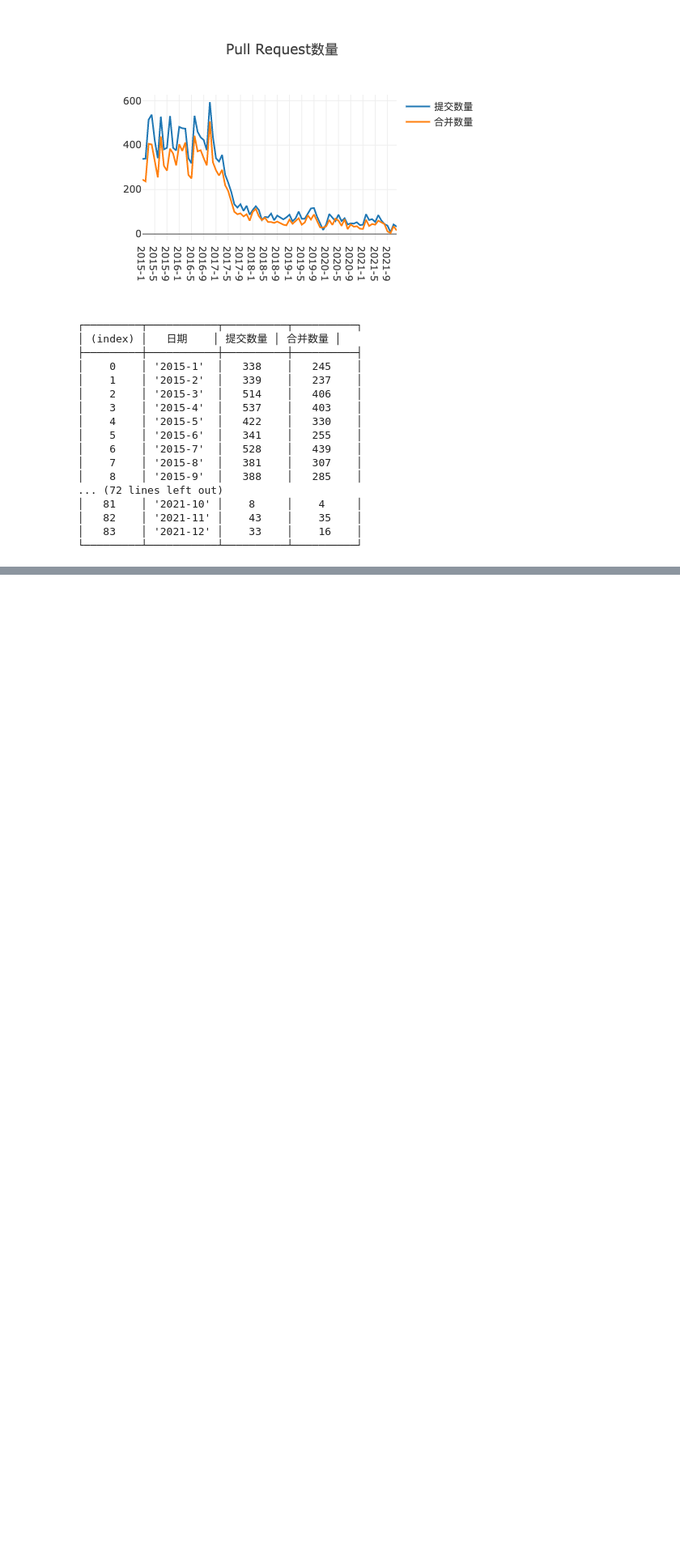
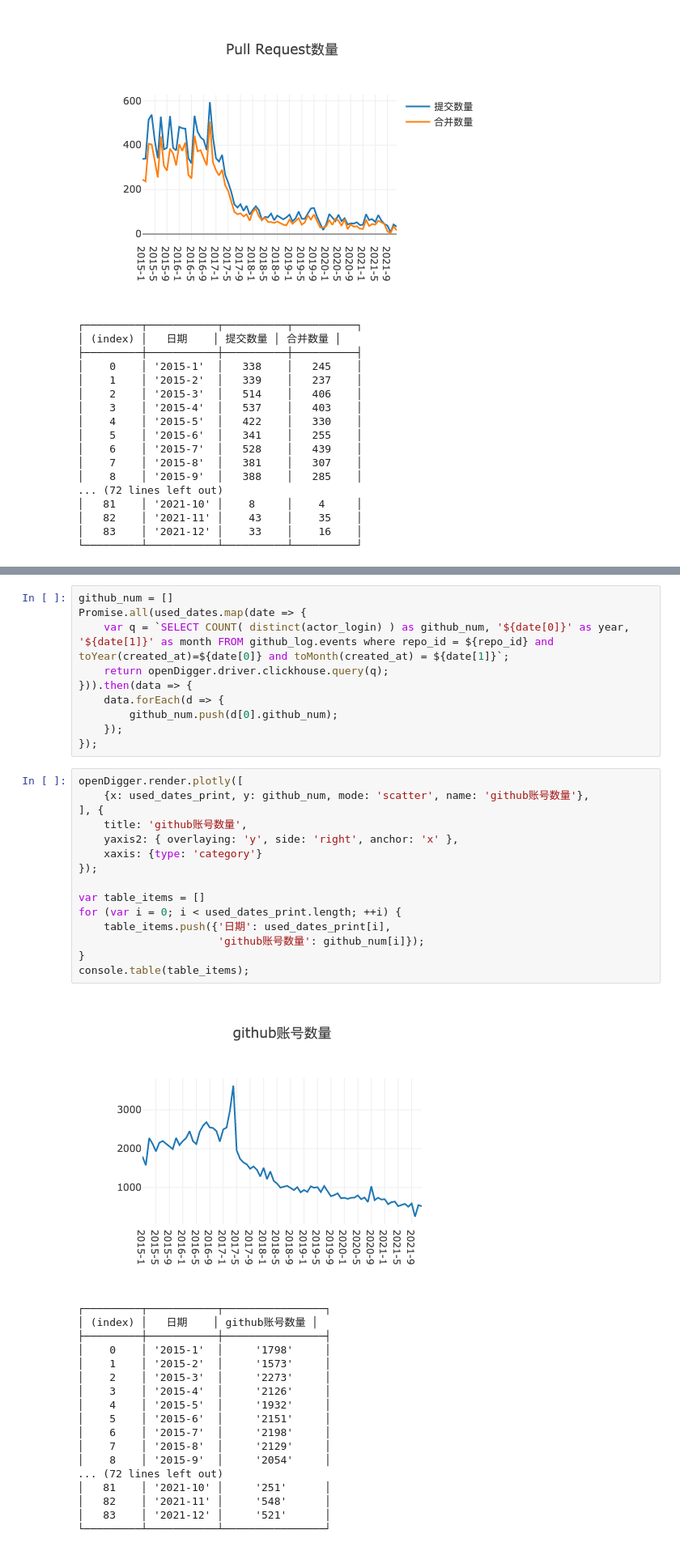
Before and after one commit to X-lab2017/OSSDevGov2022, a Jupyter notebook: 164-moby/task2.ipynb, the cells around one changed output, grey strips where cells are left out. Shown: that part at 81% size. Cells and saved outputs as stored; diff of their text form; blank space fills up the shorter version.

```diff
--- a/164-moby/task2.ipynb
+++ b/164-moby/task2.ipynb
@@ -207,0 +210,44 @@ console.table(table_items);
+# %%
+github_num = []
+Promise.all(used_dates.map(date => {
+    var q = `SELECT COUNT( distinct(actor_login) ) as github_num, '${date[0]}' as year, '${date[1]}' as month FROM github_log.events where repo_id = ${repo_id} and toYear(created_at)=${date[0]} and toMonth(created_at) = ${date[1]}`;
+    return openDigger.driver.clickhouse.query(q);
+})).then(data => {
+    data.forEach(d => {
+        github_num.push(d[0].github_num);
+    });
+});
+# %%
+openDigger.render.plotly([
+    {x: used_dates_print, y: github_num, mode: 'scatter', name: 'github账号数量'},
+], {
+    title: 'github账号数量',
+    yaxis2: { overlaying: 'y', side: 'right', anchor: 'x' },
+    xaxis: {type: 'category'}
+});
+
+var table_items = []
+for (var i = 0; i < used_dates_print.length; ++i) {
+    table_items.push({'日期': used_dates_print[i],
+                      'github账号数量': github_num[i]});
+}
+console.table(table_items);
+# %% [output]
+[figure, added]
+┌─────────┬───────────┬────────────────┐
+│ (index) │   日期    │ github账号数量 │
+├─────────┼───────────┼────────────────┤
+│    0    │ '2015-1'  │     '1798'     │
+│    1    │ '2015-2'  │     '1573'     │
+│    2    │ '2015-3'  │     '2273'     │
+│    3    │ '2015-4'  │     '2126'     │
+│    4    │ '2015-5'  │     '1932'     │
+│    5    │ '2015-6'  │     '2151'     │
+│    6    │ '2015-7'  │     '2198'     │
+│    7    │ '2015-8'  │     '2129'     │
+│    8    │ '2015-9'  │     '2054'     │
+... (72 lines left out)
+│   81    │ '2021-10' │     '251'      │
+│   82    │ '2021-11' │     '548'      │
+│   83    │ '2021-12' │     '521'      │
+└─────────┴───────────┴────────────────┘
```
Also changed, not shown: parts of 10 cells of this notebook.
